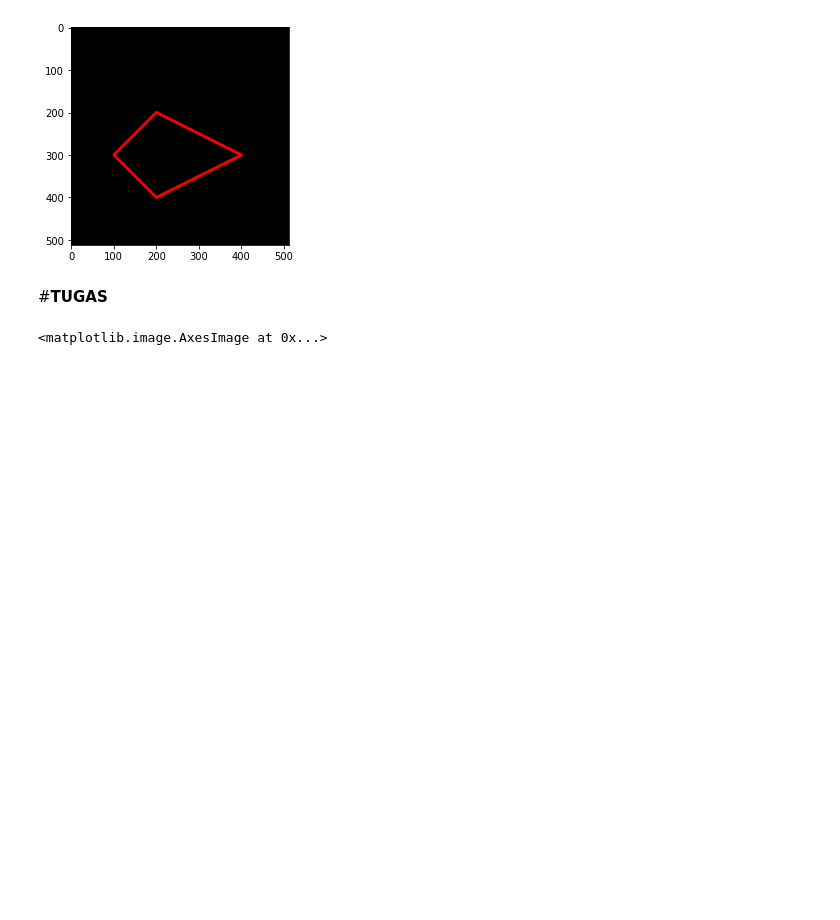
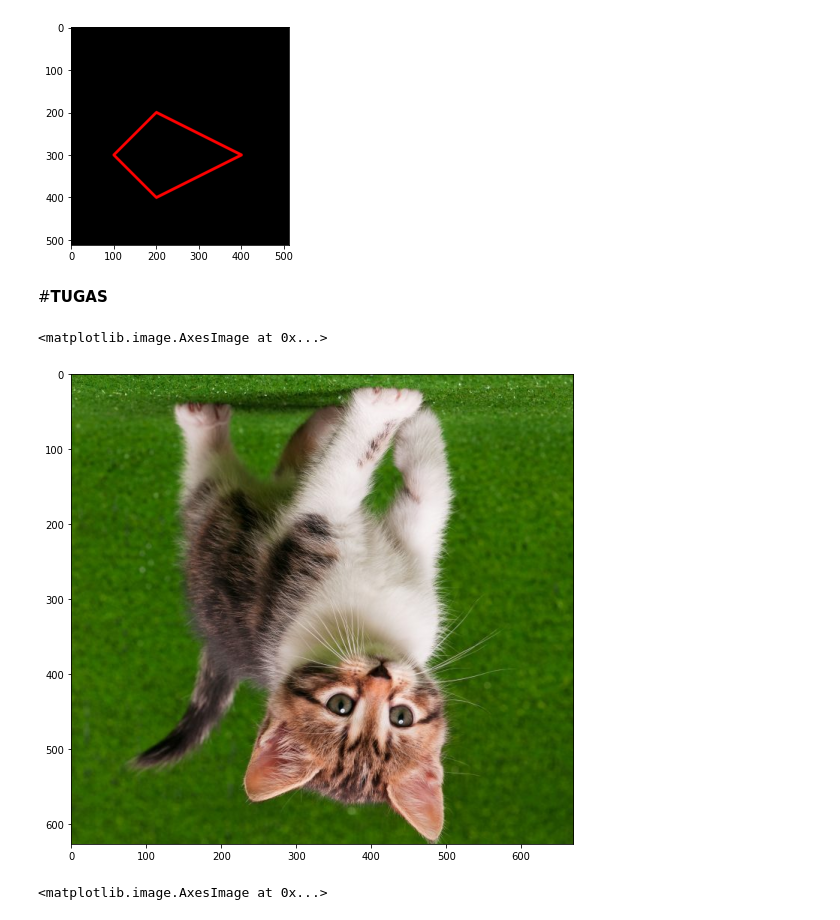
Before and after one commit to wahyufajar879/PCVK_Genap_2023, a Jupyter notebook: Week2.ipynb, the cells around one changed output. Drawn from its saved outputs; the diff is of its cells as text; code cells hidden in the pictures; blank space fills up the shorter version.

```diff
--- a/Week2.ipynb
+++ b/Week2.ipynb
@@ -122,6 +122,16 @@ plt.imshow(black_img2)
 [figure]
 # %% [markdown]
 #**TUGAS**
+# %%
+img5 = cv.cvtColor(img5,cv.COLOR_BGR2RGB)
+
+#Tampilkan plot dengan ukuran canvas yang lebih besar
+fig = plt.figure(figsize=(9,9))         #ubah-ubah ukuran (10,10) sesuai kebutuhan
+ax = fig.add_subplot(111)
+ax.imshow(img5)
+# %% [output]
+<matplotlib.image.AxesImage at 0x...>
+[figure, added]
 # %%
 #2.Tampilkan image dalam channel Red-Blue dan Green-Blue saja!
 
```
Also changed, not shown: parts of 7 cells of this notebook.
